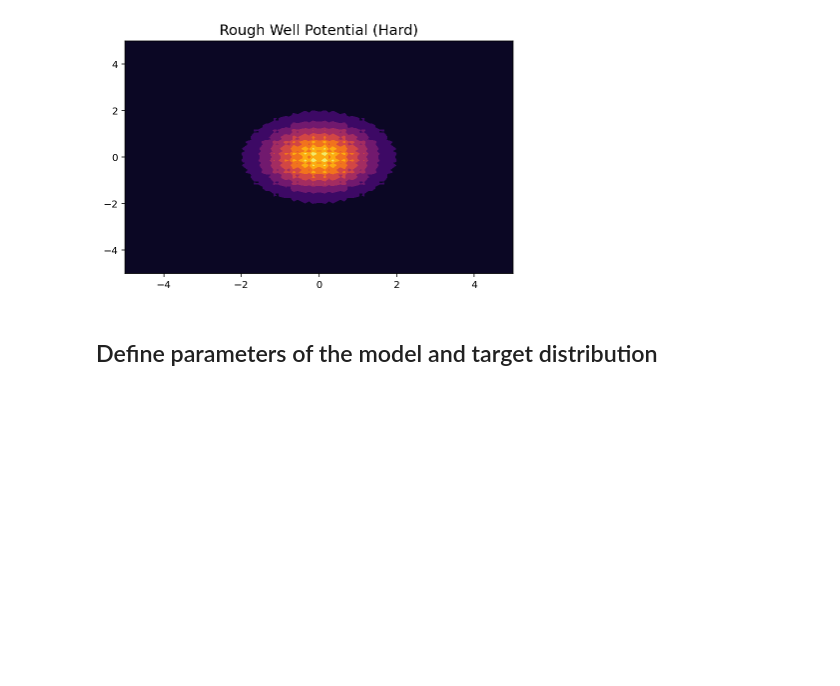
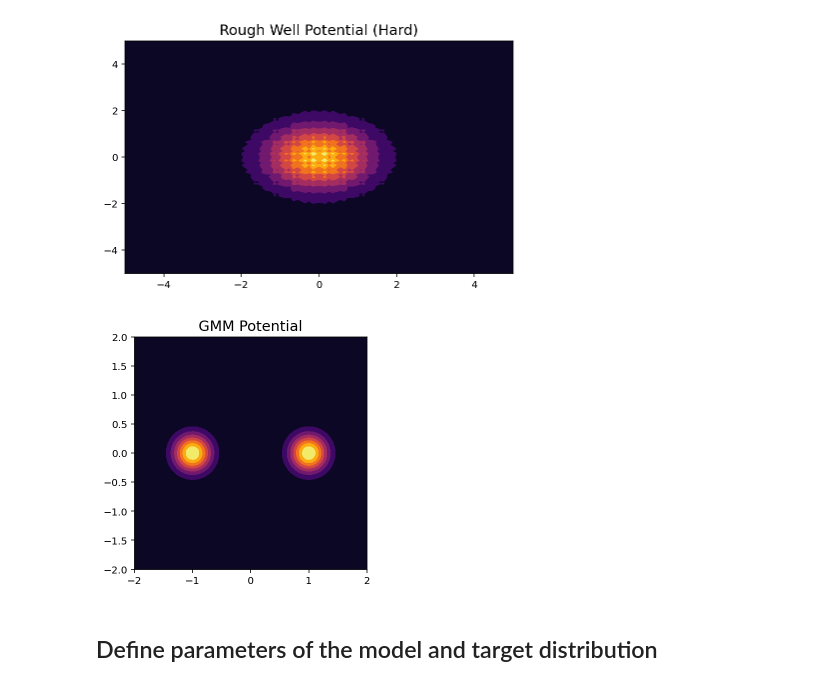
Before and after one commit to saforem2/l2hmc-qcd, a Jupyter notebook: l2hmc-qcd/notebooks/toy_distributions.ipynb, the cells around one changed output. Drawn from its saved outputs; the diff is of its cells as text; code cells hidden in the pictures; blank space fills up the shorter version.

```diff
--- a/l2hmc-qcd/notebooks/toy_distributions.ipynb
+++ b/l2hmc-qcd/notebooks/toy_distributions.ipynb
@@ -186,6 +186,26 @@ potentials_dict.update({
 [figure]
 [figure]
 [figure]
+# %%
+from utils.distributions import GMM
+
+pis = np.array([0.5, 0.5])
+mus = np.array([(-1, 0), (1, 0)])
+sigmas = np.array([0.05 * np.eye(2), 0.05 * np.eye(2)])
+
+gmm = GMM(mus, sigmas, pis)
+
+gmm_potential = gmm.get_energy_function()
+fig, ax = plt.subplots()
+_ = contour_potential(gmm_potential, ax=ax, title='GMM Potential', xlim=2, ylim=2)
+ax.set_aspect('equal')
+plt.show()
+
+potentials_dict.update({
+    'GMM': gmm_potential,
+})
+# %% [output]
+[figure, added]
 # %% [markdown]
 ## Define parameters of the model and target distribution
 # %%
```
Also changed, not shown: parts of 12 cells of this notebook, 16 other files.
